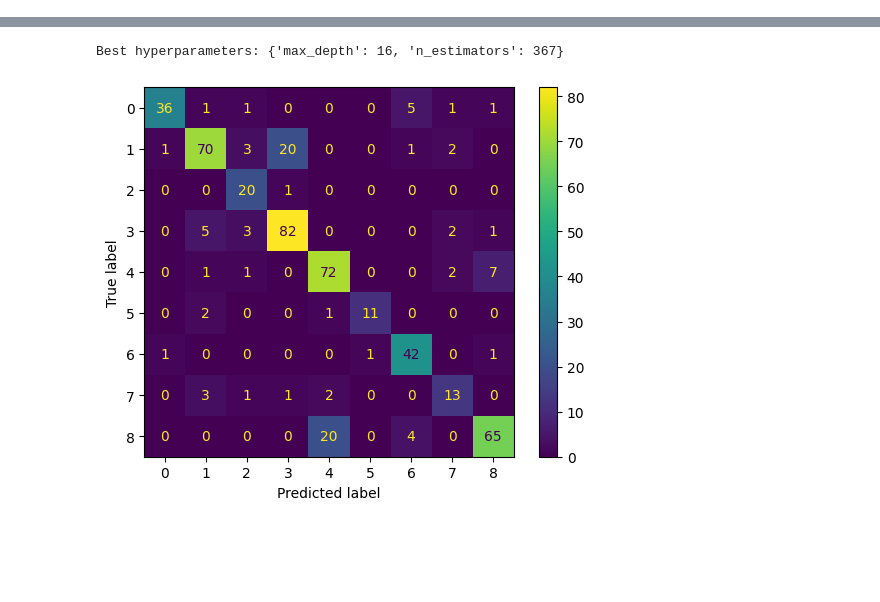
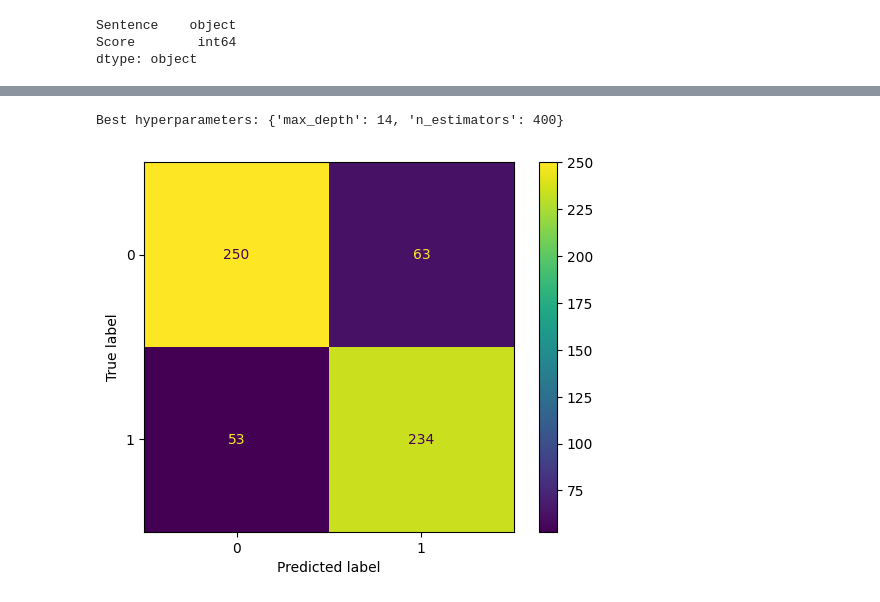
Before and after one commit to VkfNJIT/DataMiningFinal, a Jupyter notebook: DataFinalAlgorithm.ipynb, the cells around one changed output, grey strips where cells are left out. Cells and saved outputs as stored; diff of their text form; code cells hidden in the pictures; blank space fills up the shorter version.

Commit message:
Changed dataset to sentiment analysis and made sure it was binary and completed random forrest setup, still need to make functions for metrics

```diff
--- a/DataFinalAlgorithm.ipynb
+++ b/DataFinalAlgorithm.ipynb
@@ -16,19 +17,37 @@ from sklearn.tree import export_graphviz
 from IPython.display import Image
 import graphviz
 # %%
-# Get training data features and labels
-training_data = pd.read_csv(f'{os.getcwd()}/dataset/training.csv')
-training_data_Y = training_data['class']
-training_data_X = training_data.drop(columns=['class'], axis=1)
-# Get test data features and labels
-testing_data = pd.read_csv(f'{os.getcwd()}/dataset/testing.csv')
-testing_data_Y = testing_data['class']
-testing_data_X = testing_data.drop(columns=['class'], axis=1)
+# Get data features and labels
+# Split the data into features (X) and target (y)
+
+sentiment_data = pd.read_csv(f'{os.getcwd()}/dataset/review_sentiment_labelled.csv')
+X = sentiment_data["Sentence"]
+y = sentiment_data['Score']
+train_sentiment, test_sentiment, train_score, test_score = train_test_split(X, y, test_size=0.2)
+print(sentiment_data.dtypes)
+vectorizer = CountVectorizer()
+
+vector_sentiment_train = vectorizer.fit_transform(train_sentiment)
+vector_sentiment_test = vectorizer.transform(test_sentiment)
+# %% [output]
+Sentence    object
+Score        int64
+dtype: object
 # %%
-# Random Forrest Implementation (To be Continued)
+# Random Forrest Implementation
 rf = RandomForestClassifier()
-rf.fit(training_data_X, training_data_Y)
-predicted_y = rf.predict(testing_data_X)
+rf.fit(vector_sentiment_train, train_score)
+
+for i in range(3):
+    tree = rf.estimators_[i]
+    dot_data = export_graphviz(tree,
+                               filled=True,
+                               max_depth=2,
+                               impurity=False,
+                               proportion=True)
+    graph = graphviz.Source(dot_data)
+    display(graph)
+
 param_dist = {'n_estimators': randint(50,500),
               'max_depth': randint(1,20)}
 
@@ -42,16 +61,16 @@ rand_search = RandomizedSearchCV(rf,
                                  cv=5)
 
 # Fit the random search object to the data
-rand_search.fit(training_data_X, training_data_Y)
-# Create a variable for the best model
+rand_search.fit(vector_sentiment_train, train_score)
+# # Create a variable for the best model
 best_rf = rand_search.best_estimator_
 
-# Print the best hyperparameters
+# # Print the best hyperparameters
 print('Best hyperparameters:',  rand_search.best_params_)
 
 #Confusion Matrix setup, prediction with the best models
-predicted_ybest = best_rf.predict(testing_data_X)
-# Create the confusion matrix
-cm = confusion_matrix(testing_data_Y, predicted_ybest)
+predicted_score_best = best_rf.predict(vector_sentiment_test)
+cm = confusion_matrix(test_score, predicted_score_best)
+
 ConfusionMatrixDisplay(confusion_matrix=cm).plot();
 # %% [output]
@@ -58,2 +80,2 @@ ConfusionMatrixDisplay(confusion_matrix=cm).plot();
-Best hyperparameters: {'max_depth': 16, 'n_estimators': 367}
+Best hyperparameters: {'max_depth': 14, 'n_estimators': 400}
-[figure, old version]
+[figure, new version]
```
Also changed, not shown: parts of 2 cells of this notebook, 5 other files.
